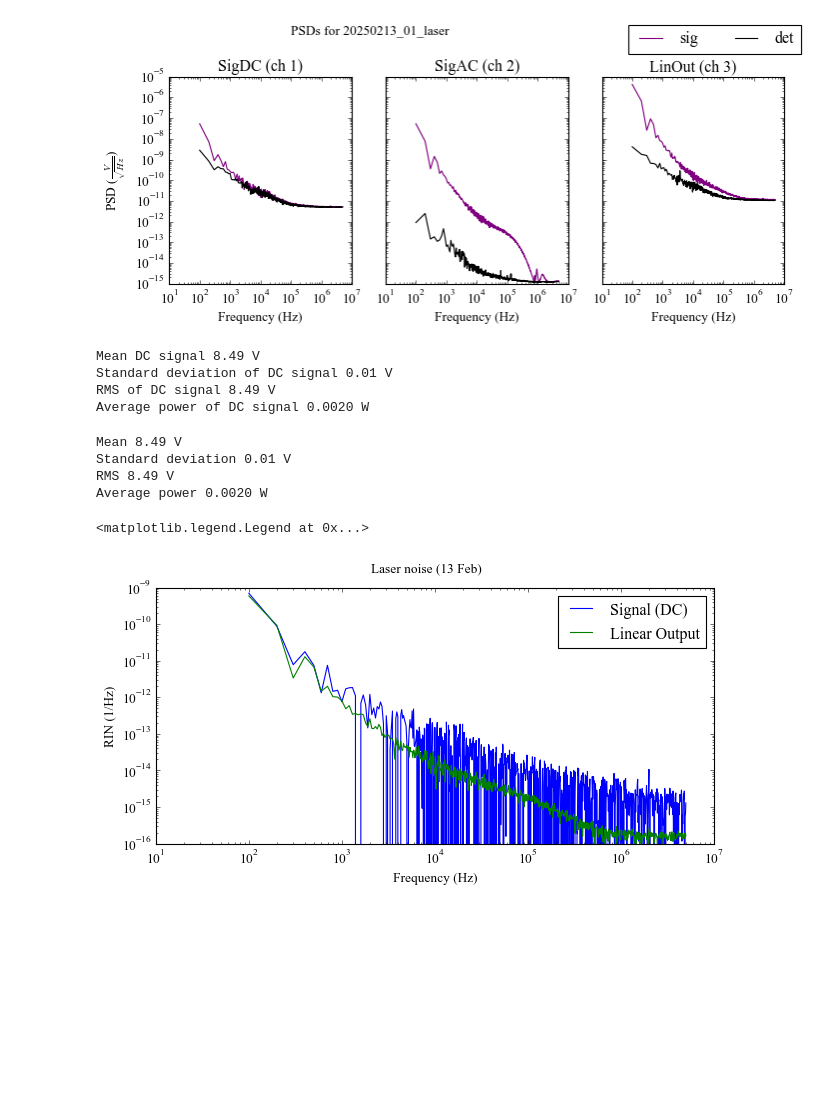
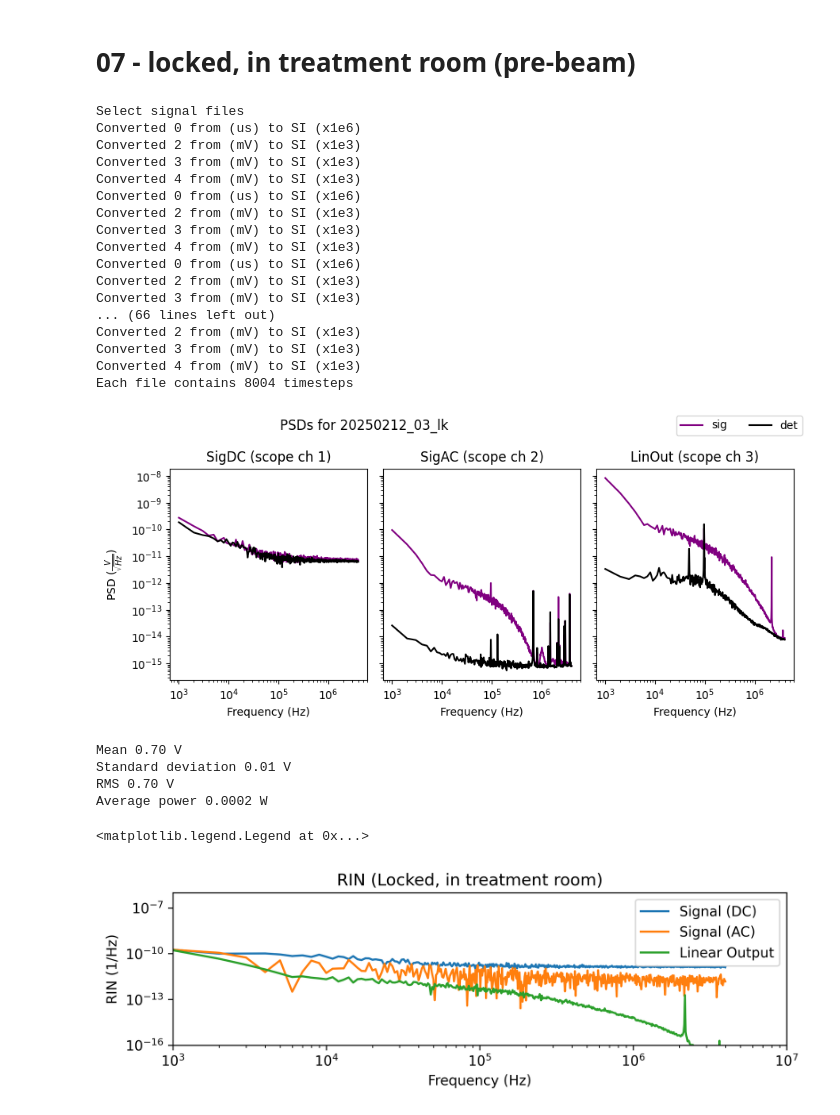
Before and after one commit to kateszabo/rad_dos, a Jupyter notebook: 2025_02_11_lab.ipynb, the cells around one changed output. Drawn from its saved outputs; the diff is of its cells as text; code cells hidden in the pictures; blank space fills up the shorter version.

```diff
--- a/2025_02_11_lab.ipynb
+++ b/2025_02_11_lab.ipynb
@@ -37,66 +51,78 @@ f_sig, avg_psd_sig, f_det, avg_psd_det = n.compute_psds(signals, detector, chann
+# %% [markdown]
+# 07 - locked, in treatment room (pre-beam)
+# %%
+# load signals
+signals_1, signal_name_1 = n.load_files("signal")
+# %% [output]
+Select signal files
+Converted 0 from (us) to SI (x1e6)
+Converted 2 from (mV) to SI (x1e3)
+Converted 3 from (mV) to SI (x1e3)
+Converted 4 from (mV) to SI (x1e3)
+Converted 0 from (us) to SI (x1e6)
+Converted 2 from (mV) to SI (x1e3)
+Converted 3 from (mV) to SI (x1e3)
+Converted 4 from (mV) to SI (x1e3)
+Converted 0 from (us) to SI (x1e6)
+Converted 2 from (mV) to SI (x1e3)
+Converted 3 from (mV) to SI (x1e3)
+... (66 lines left out)
+Converted 2 from (mV) to SI (x1e3)
+Converted 3 from (mV) to SI (x1e3)
+Converted 4 from (mV) to SI (x1e3)
+Each file contains 8004 timesteps
+# %%
+# calculate signal PSD
+f_sig, avg_psd_sig = n.compute_psds(signals_1, channels['column_index'])
 # %%
 # plot each channel (signal and detector)
-fig, ax = plt.subplots(1, len(channels), sharey=True)
+fig, ax = plt.subplots(1, len(channels.index), sharey=True)
 
-for i, channel in enumerate(channels):
+for i, channel in channels.iterrows():
     ax[i].loglog(f_sig[i], avg_psd_sig[i], 'purple', label="Signal")
     ax[i].loglog(f_det[i], avg_psd_det[i], 'black', label="Detector")
     ax[i].loglog()
-    ax[i].set_title(f'{channel_names[channel]} (ch {channel})')
+    ax[i].set_title(f"{channel['name']} (scope ch {channel['column_index']})")
     ax[i].set_xlabel("Frequency (Hz)")
 
-fig.suptitle(f"PSDs for {folder_name}", ha='right')
+fig.suptitle(f"PSDs for {signal_name_1}", ha='right')
 
 ax[0].set_ylabel(r'PSD ($\frac{V}{\sqrt{Hz}}$)')
 fig.legend(['sig', 'det'], loc='upper right', ncol=2)
 plt.tight_layout()
 # %% [output]
-[figure, old version]
+[figure, new version]
-# %%
-# Calculate mean power
-sig_dc = np.array([signal[1] for signal in signals])  # 2d array sig_dc[acquisition][timestamp]
-
-# compute mean statistical values
-mean_dc = np.mean(np.mean(sig_dc, axis=1))
-std_dc = np.mean(np.std(sig_dc, axis=1))
-rms_dc = np.mean(np.sqrt(np.mean(sig_dc ** 2, axis=0)))
-
-print(f"Mean DC signal {mean_dc:.2f} V")
-print(f"Standard deviation of DC signal {std_dc:.2f} V")
-print(f"RMS of DC signal {rms_dc:.2f} V")
-
-pwr_dc = mean_dc / (ETA * GAIN_SIG)  # V to W
-print(f"Average power of DC signal {pwr_dc:.4f} W")
-# %% [output]
-Mean DC signal 8.49 V
-Standard deviation of DC signal 0.01 V
-RMS of DC signal 8.49 V
-Average power of DC signal 0.0020 W
 # %%
 # Calculate mean power
-sig_dc = np.array([signal[1] for signal in signals])
+sig_dc = np.array([signal[1] for signal in signals_1])
 mean_dc, power_dc = n.compute_mean_power(sig_dc, ETA, GAIN_SIG)
 mean_linout = mean_dc * GAIN_LINOUT / GAIN_SIG
 # %% [output]
-Mean 8.49 V
+Mean 0.70 V
 Standard deviation 0.01 V
-RMS 8.49 V
-Average power 0.0020 W
+RMS 0.70 V
+Average power 0.0002 W
 # %%
 # Calculate RIN = (signal - detector) / (V^2)
 rin_ac = n.compute_rin(avg_psd_sig[0], mean_dc, avg_psd_det[0])
+rin_dc = n.compute_rin(avg_psd_sig[1], mean_dc, avg_psd_det[0])
 rin_linout = n.compute_rin(avg_psd_sig[2], mean_linout, avg_psd_det[2])
 # %%
+%matplotlib inline
+plt.rcParams["figure.figsize"] = (8, 2)
+plt.rcParams["figure.dpi"] = 300
+
 fig, ax = plt.subplots()
+ax.loglog(f_sig[0], rin_dc, label='Signal (DC)')
 ax.loglog(f_sig[0], rin_ac, label='Signal (AC)')
 ax.loglog(f_sig[0], rin_linout, label='Linear Output')
 
-fig.suptitle('Laser noise (13 Feb)')
+fig.suptitle('RIN (Locked, in treatment room)')
 ax.set_xlabel('Frequency (Hz)')
 ax.set_ylabel('RIN (1/Hz)')
-ax.set_xlim(0, 1e7)
-ax.set_ylim(1e-16, 1e-9)
+ax.set_xlim(1e3, 1e7)
+ax.set_ylim(1e-16, 1e-6)
 ax.legend()
 # %% [output]
 <matplotlib.legend.Legend at 0x...>
-[figure, old version]
+[figure, new version]
```
Also changed, not shown: parts of 8 cells of this notebook, 1 other file.
